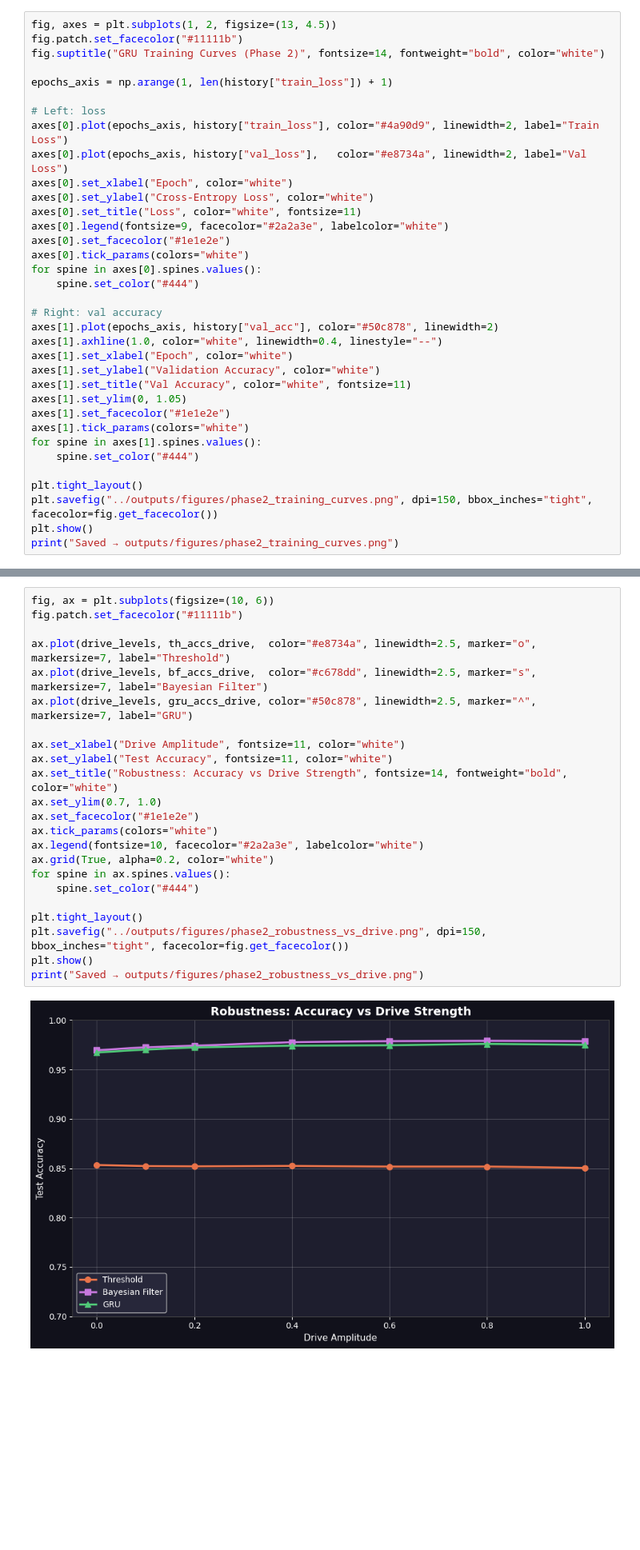
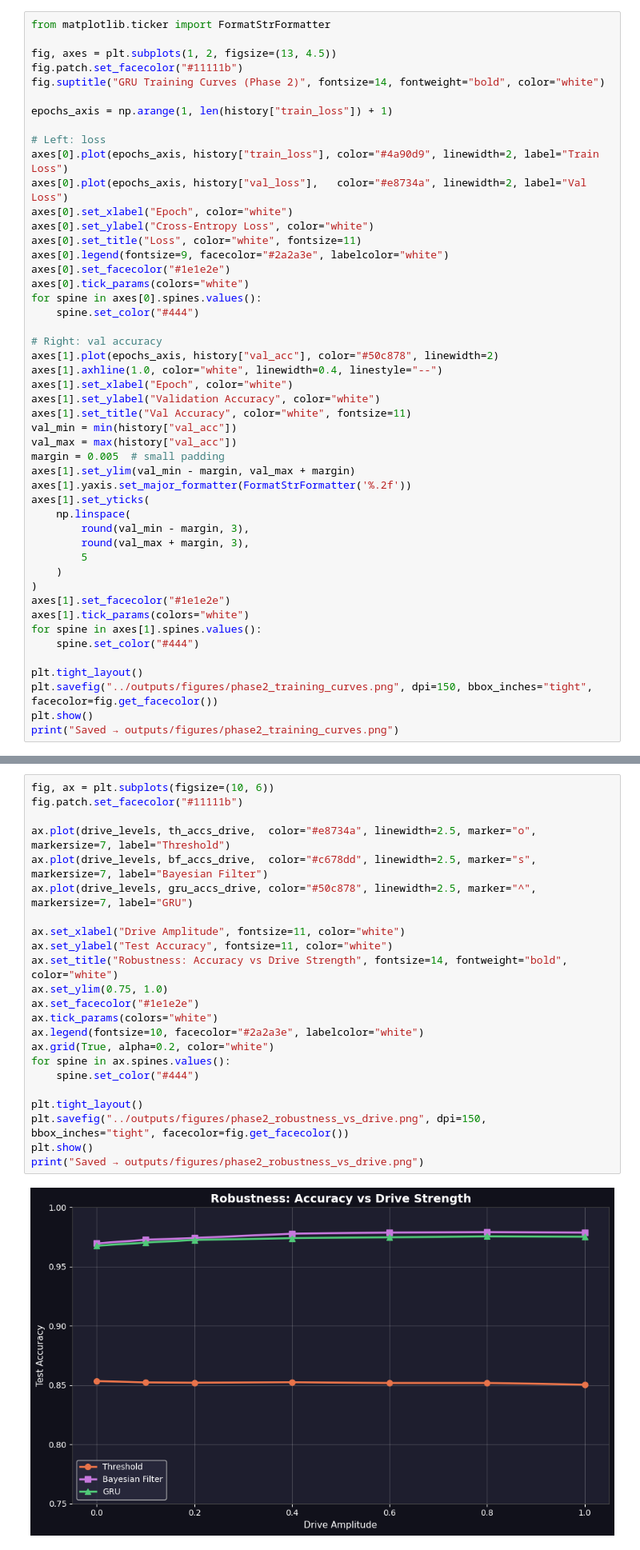
Before and after one commit to pkarakala/cqec-ml-decoder, a Jupyter notebook: notebooks/02_phase2_dynamics.ipynb, the cells around one changed output, grey strips where cells are left out. Shown at 80% size. Cells and saved outputs as stored; diff of their text form; blank space fills up the shorter version.

```diff
--- a/notebooks/02_phase2_dynamics.ipynb
+++ b/notebooks/02_phase2_dynamics.ipynb
@@ -205,6 +205,8 @@ Final val accuracy: 0.9279
 # %% [markdown]
 ## 4. Training Curves
 # %%
+from matplotlib.ticker import FormatStrFormatter
+
 fig, axes = plt.subplots(1, 2, figsize=(13, 4.5))
 fig.patch.set_facecolor("#11111b")
 fig.suptitle("GRU Training Curves (Phase 2)", fontsize=14, fontweight="bold", color="white")
@@ -229,7 +231,18 @@ axes[1].axhline(1.0, color="white", linewidth=0.4, linestyle="--")
 axes[1].set_xlabel("Epoch", color="white")
 axes[1].set_ylabel("Validation Accuracy", color="white")
 axes[1].set_title("Val Accuracy", color="white", fontsize=11)
-axes[1].set_ylim(0, 1.05)
+val_min = min(history["val_acc"])
+val_max = max(history["val_acc"])
+margin = 0.005  # small padding
+axes[1].set_ylim(val_min - margin, val_max + margin)
+axes[1].yaxis.set_major_formatter(FormatStrFormatter('%.2f'))
+axes[1].set_yticks(
+    np.linspace(
+        round(val_min - margin, 3),
+        round(val_max + margin, 3),
+        5
+    )
+)
 axes[1].set_facecolor("#1e1e2e")
 axes[1].tick_params(colors="white")
 for spine in axes[1].spines.values():
@@ -533,28 +553,28 @@ Threshold=0.850  Bayesian=0.979  GRU=0.975
 # %%
 fig, ax = plt.subplots(figsize=(10, 6))
 fig.patch.set_facecolor("#11111b")
 
 ax.plot(drive_levels, th_accs_drive,  color="#e8734a", linewidth=2.5, marker="o", markersize=7, label="Threshold")
 ax.plot(drive_levels, bf_accs_drive,  color="#c678dd", linewidth=2.5, marker="s", markersize=7, label="Bayesian Filter")
 ax.plot(drive_levels, gru_accs_drive, color="#50c878", linewidth=2.5, marker="^", markersize=7, label="GRU")
 
 ax.set_xlabel("Drive Amplitude", fontsize=11, color="white")
 ax.set_ylabel("Test Accuracy", fontsize=11, color="white")
 ax.set_title("Robustness: Accuracy vs Drive Strength", fontsize=14, fontweight="bold", color="white")
-ax.set_ylim(0.7, 1.0)
+ax.set_ylim(0.75, 1.0)
 ax.set_facecolor("#1e1e2e")
 ax.tick_params(colors="white")
 ax.legend(fontsize=10, facecolor="#2a2a3e", labelcolor="white")
 ax.grid(True, alpha=0.2, color="white")
 for spine in ax.spines.values():
     spine.set_color("#444")
 
 plt.tight_layout()
 plt.savefig("../outputs/figures/phase2_robustness_vs_drive.png", dpi=150, bbox_inches="tight", facecolor=fig.get_facecolor())
 plt.show()
 print("Saved → outputs/figures/phase2_robustness_vs_drive.png")
 # %% [output]
-[figure, old version]
+[figure, new version]
 Saved → outputs/figures/phase2_robustness_vs_drive.png
 # %% [markdown]
 ## 10. Summary & Reproducibility
```
Also changed, not shown: parts of 9 cells of this notebook, 21 other files.
